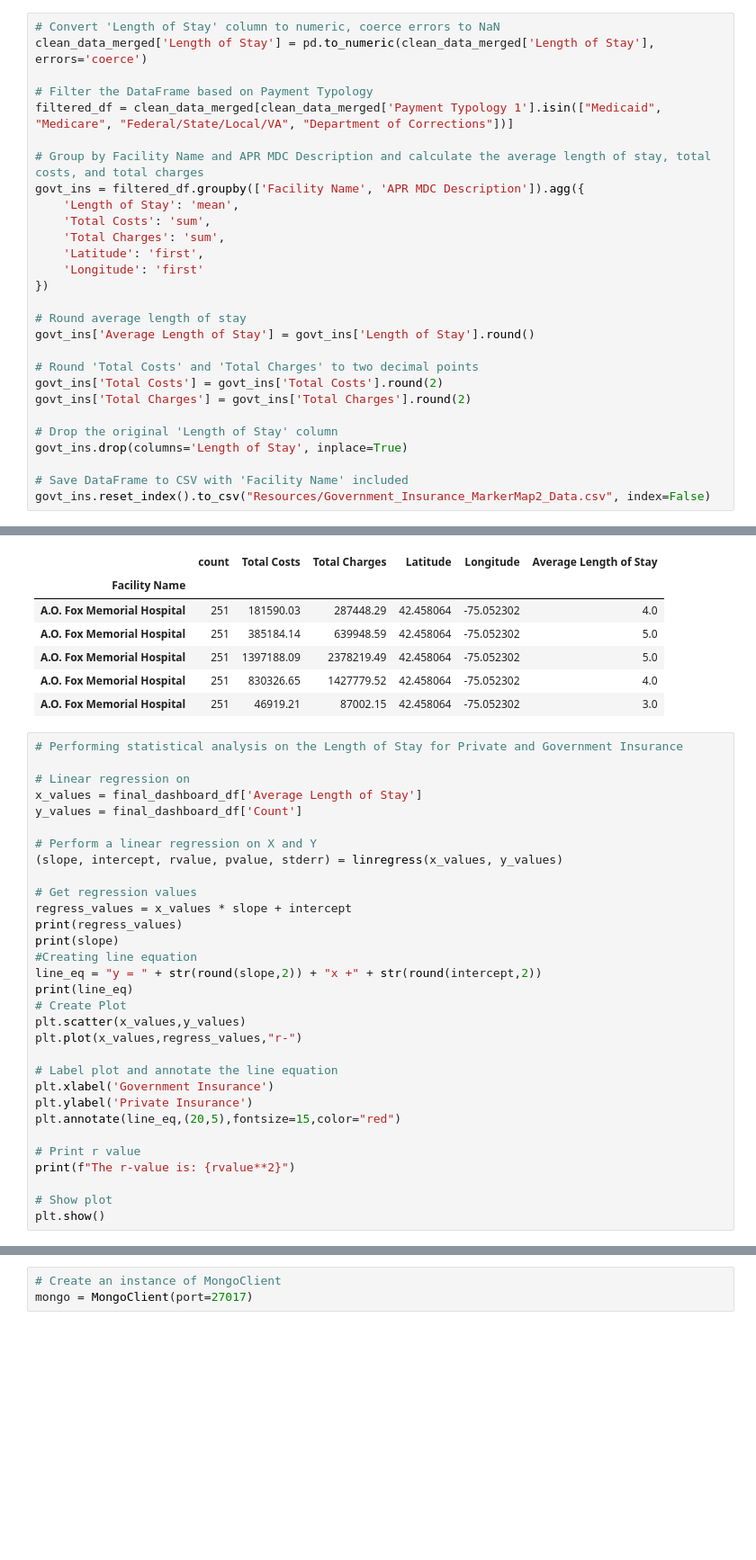
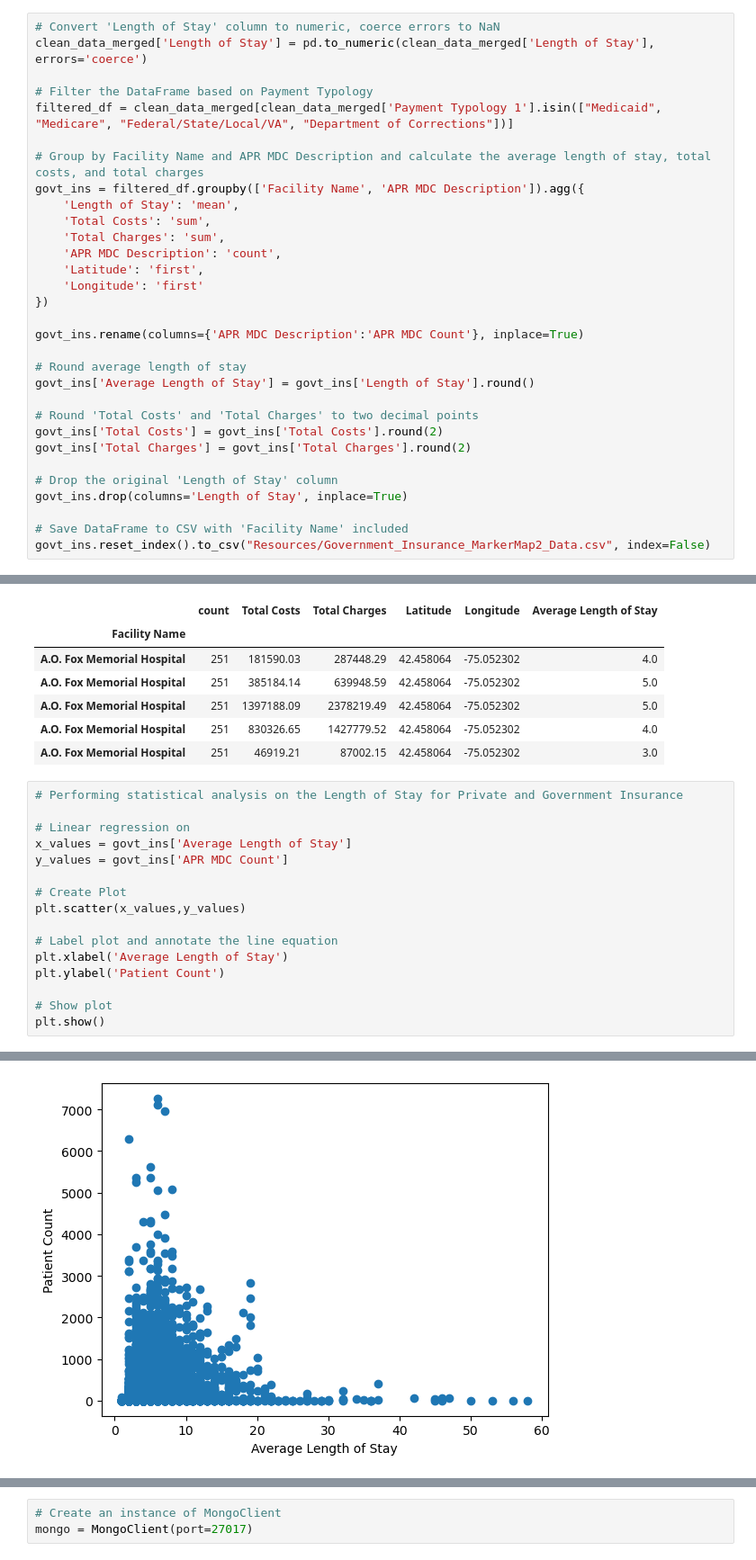
Before and after one commit to Omeesha28/NY-Healthcare-Data-Visualization, a Jupyter notebook: main.ipynb, the cells around one changed output, grey strips where cells are left out. Shown at 90% size. Cells and saved outputs as stored; diff of their text form; blank space fills up the shorter version.

```diff
--- a/main.ipynb
+++ b/main.ipynb
@@ -232,9 +232,12 @@ govt_ins = filtered_df.groupby(['Facility Name', 'APR MDC Description']).agg({
     'Length of Stay': 'mean',
     'Total Costs': 'sum',
     'Total Charges': 'sum',
+    'APR MDC Description': 'count',
     'Latitude': 'first',
     'Longitude': 'first'
 })
+
+govt_ins.rename(columns={'APR MDC Description':'APR MDC Count'}, inplace=True)
 
 # Round average length of stay
 govt_ins['Average Length of Stay'] = govt_ins['Length of Stay'].round()
@@ -363,30 +369,15 @@ gov.head()
 # Performing statistical analysis on the Length of Stay for Private and Government Insurance
 
 # Linear regression on
-x_values = final_dashboard_df['Average Length of Stay']
-y_values = final_dashboard_df['Count']
+x_values = govt_ins['Average Length of Stay']
+y_values = govt_ins['APR MDC Count']
 
-# Perform a linear regression on X and Y
-(slope, intercept, rvalue, pvalue, stderr) = linregress(x_values, y_values)
-
-# Get regression values
-regress_values = x_values * slope + intercept
-print(regress_values)
-print(slope)
-#Creating line equation
-line_eq = "y = " + str(round(slope,2)) + "x +" + str(round(intercept,2))
-print(line_eq)
 # Create Plot
 plt.scatter(x_values,y_values)
-plt.plot(x_values,regress_values,"r-")
 
 # Label plot and annotate the line equation
-plt.xlabel('Government Insurance')
-plt.ylabel('Private Insurance')
-plt.annotate(line_eq,(20,5),fontsize=15,color="red")
-
-# Print r value
-print(f"The r-value is: {rvalue**2}")
+plt.xlabel('Average Length of Stay')
+plt.ylabel('Patient Count')
 
 # Show plot
 plt.show()
@@ -394,0 +385 @@ KeyError: 'Average Length of Stay'
+[figure, added]
```
Also changed, not shown: parts of 3 cells of this notebook.
